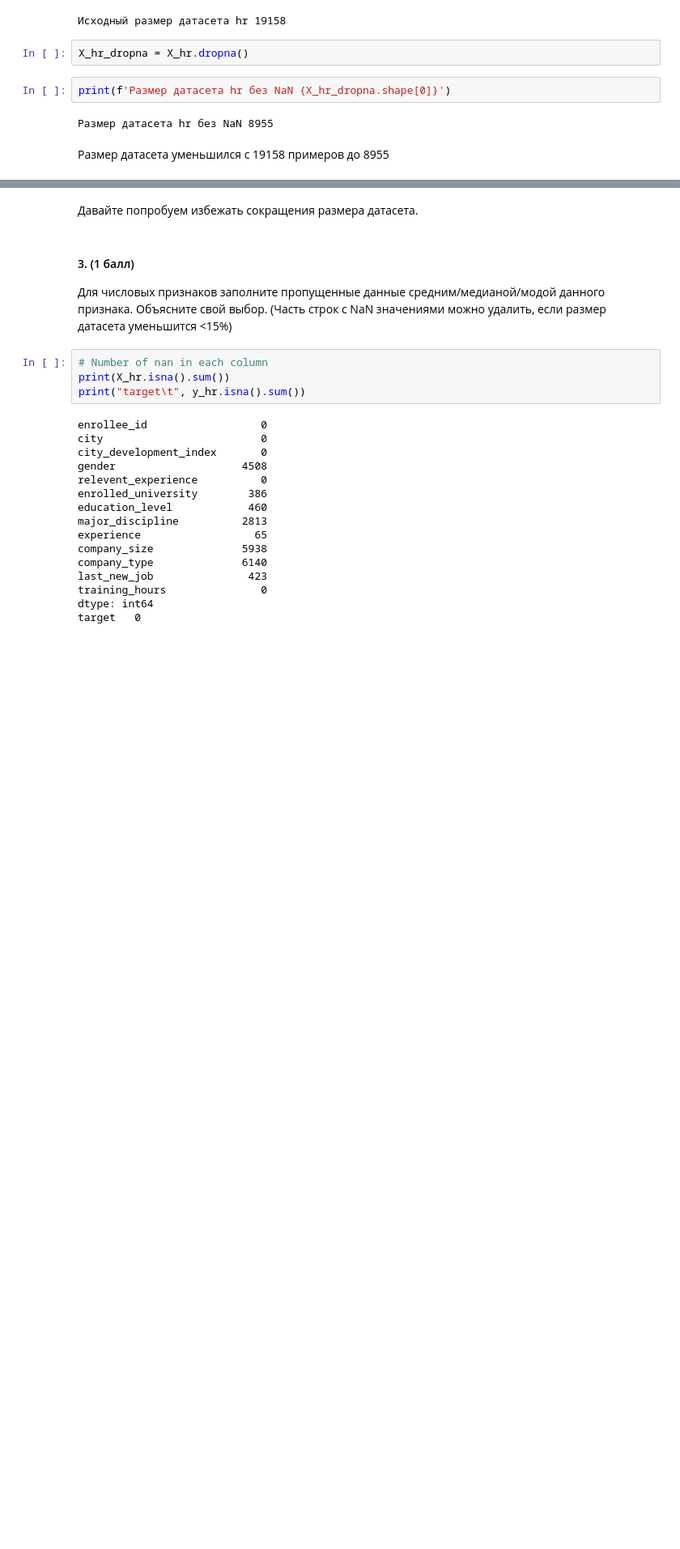
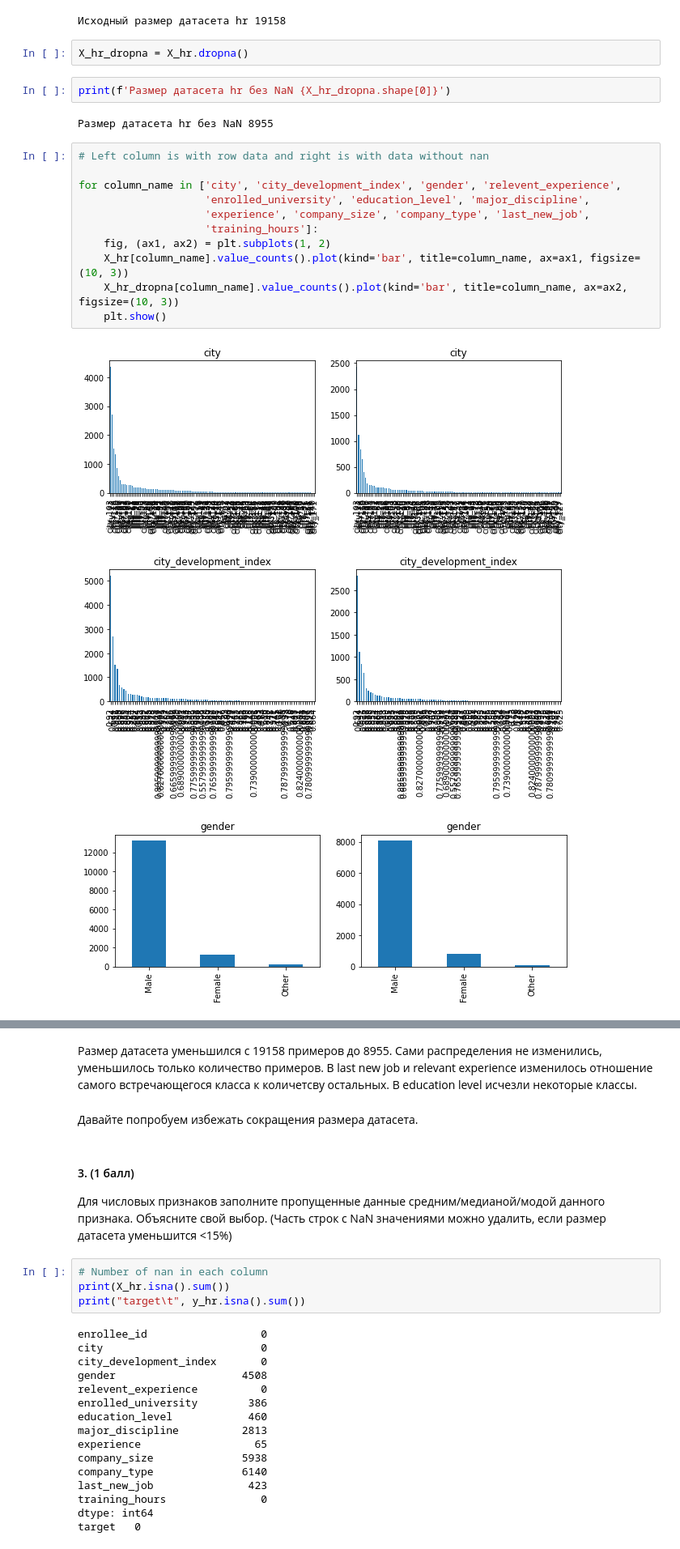
Before and after one commit to sashapff/bioinformatics-algorithms, a Jupyter notebook: HW1_EDA.ipynb, the cells around one changed output, grey strips where cells are left out. Shown at 81% size. Saved outputs shown, nothing was run; the diff lists cells and outputs as text; blank space fills up the shorter version.

```diff
--- a/HW1_EDA.ipynb
+++ b/HW1_EDA.ipynb
@@ -134,5 +134,18 @@ X_hr_dropna = X_hr.dropna()
 print(f'Pазмер датасета hr без NaN {X_hr_dropna.shape[0]}')
 # %% [output]
 Pазмер датасета hr без NaN 8955
-# %% [markdown]
-Размер датасета уменьшился с 19158 примеров до 8955
+# %%
+# Left column is with row data and right is with data without nan
+
+for column_name in ['city', 'city_development_index', 'gender', 'relevent_experience',
+                    'enrolled_university', 'education_level', 'major_discipline',
+                    'experience', 'company_size', 'company_type', 'last_new_job',
+                    'training_hours']:
+    fig, (ax1, ax2) = plt.subplots(1, 2)
+    X_hr[column_name].value_counts().plot(kind='bar', title=column_name, ax=ax1, figsize=(10, 3))
+    X_hr_dropna[column_name].value_counts().plot(kind='bar', title=column_name, ax=ax2, figsize=(10, 3))
+    plt.show()
+# %% [output]
+[figure, added]
+[figure, added]
+[figure, added]
@@ -139,3 +161,5 @@ Pазмер датасета hr без NaN 8955
+# %% [markdown]
+Размер датасета уменьшился с 19158 примеров до 8955. Сами распределения не изменились, уменьшилось только количество примеров. В last new job и relevant experience изменилось отношение самого встречающегося класса к количетсву остальных. В education level исчезли некоторые классы.
 # %% [markdown]
 Давайте попробуем избежать сокращения размера датасета.
 # %% [markdown]
```
Also changed, not shown: parts of 1 cell of this notebook.
